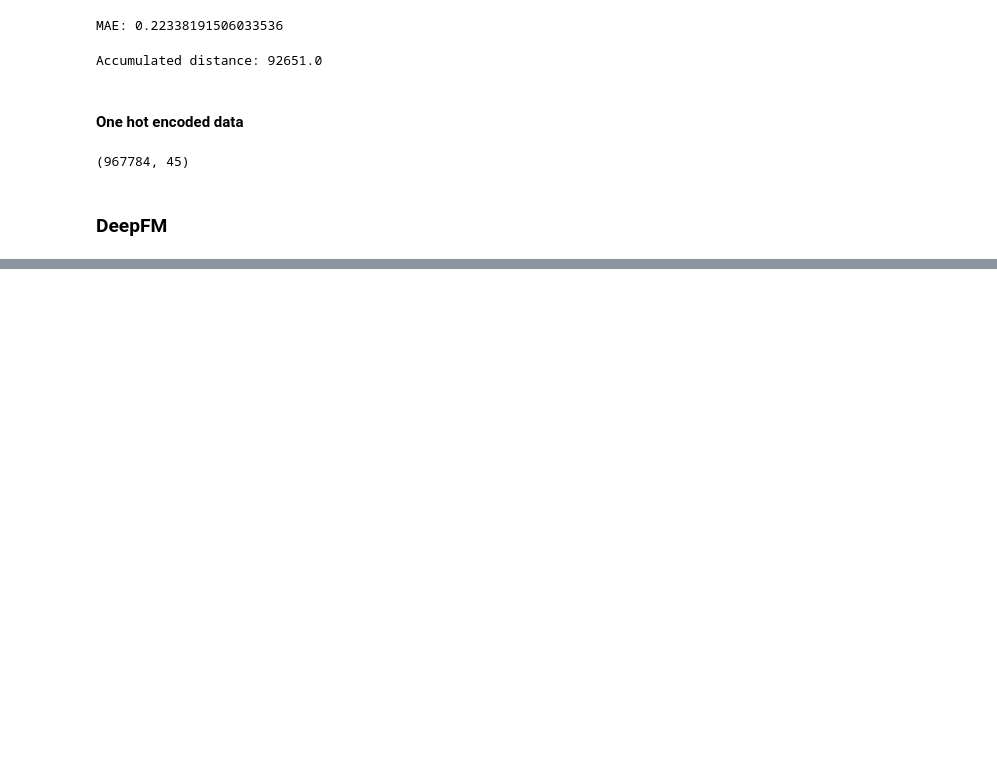
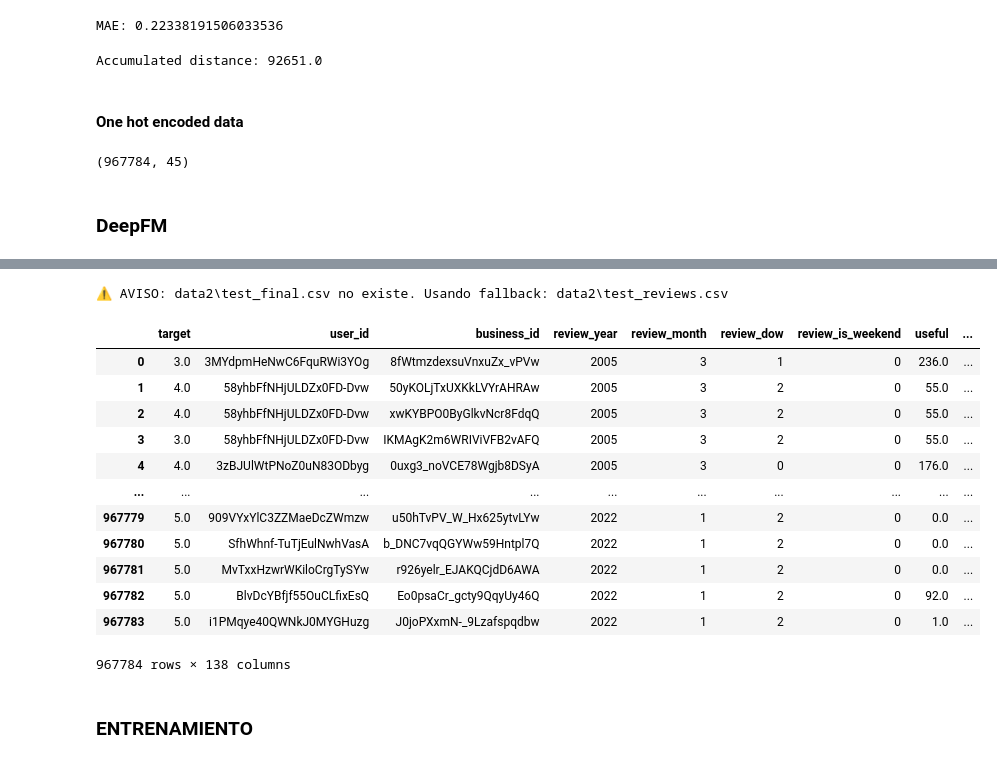
Before and after one commit to EderTarifa/recommender-systems, a Jupyter notebook: competition2/main.ipynb, the cells around one changed output, grey strips where cells are left out. Cells and saved outputs as stored; diff of their text form; code cells hidden in the pictures; blank space fills up the shorter version.

```diff
--- a/competition2/main.ipynb
+++ b/competition2/main.ipynb
@@ -362,0 +597,23 @@ print(recommender.recommend(user_id="Ha3iJu77CxlrFm-vQRs_8g", k=5))
+# %%
+import preprocess_autogluon3
+import pandas as pd
+# %run preprocess_autogluon3.py
+train = pd.read_parquet('data2/train_ag.parquet')
+train
+# %% [output]
+⚠ AVISO: data2\test_final.csv no existe. Usando fallback: data2\test_reviews.csv
+|  | target | user_id | business_id | review_year | review_month | review_dow | review_is_weekend | useful | ... |
+| 0 | 3.0 | 3MYdpmHeNwC6FquRWi3YOg | 8fWtmzdexsuVnxuZx_vPVw | 2005 | 3 | 1 | 0 | 236.0 | ... |
+| 1 | 4.0 | 58yhbFfNHjULDZx0FD-Dvw | 50yKOLjTxUXKkLVYrAHRAw | 2005 | 3 | 2 | 0 | 55.0 | ... |
+| 2 | 4.0 | 58yhbFfNHjULDZx0FD-Dvw | xwKYBPO0ByGlkvNcr8FdqQ | 2005 | 3 | 2 | 0 | 55.0 | ... |
+| 3 | 3.0 | 58yhbFfNHjULDZx0FD-Dvw | IKMAgK2m6WRIViVFB2vAFQ | 2005 | 3 | 2 | 0 | 55.0 | ... |
+| 4 | 4.0 | 3zBJUlWtPNoZ0uN83ODbyg | 0uxg3_noVCE78Wgjb8DSyA | 2005 | 3 | 0 | 0 | 176.0 | ... |
+| ... | ... | ... | ... | ... | ... | ... | ... | ... | ... |
+| 967779 | 5.0 | 909VYxYlC3ZZMaeDcZWmzw | u50hTvPV_W_Hx625ytvLYw | 2022 | 1 | 2 | 0 | 0.0 | ... |
+| 967780 | 5.0 | SfhWhnf-TuTjEulNwhVasA | b_DNC7vqQGYWw59Hntpl7Q | 2022 | 1 | 2 | 0 | 0.0 | ... |
+| 967781 | 5.0 | MvTxxHzwrWKiloCrgTySYw | r926yelr_EJAKQCjdD6AWA | 2022 | 1 | 2 | 0 | 0.0 | ... |
+| 967782 | 5.0 | BlvDcYBfjf55OuCLfixEsQ | Eo0psaCr_gcty9QqyUy46Q | 2022 | 1 | 2 | 0 | 92.0 | ... |
+| 967783 | 5.0 | i1PMqye40QWNkJ0MYGHuzg | J0joPXxmN-_9Lzafspqdbw | 2022 | 1 | 2 | 0 | 1.0 | ... |
+967784 rows × 138 columns
+# %% [markdown]
+### ENTRENAMIENTO
```
Also changed, not shown: parts of 42 cells of this notebook, 25 other files.
